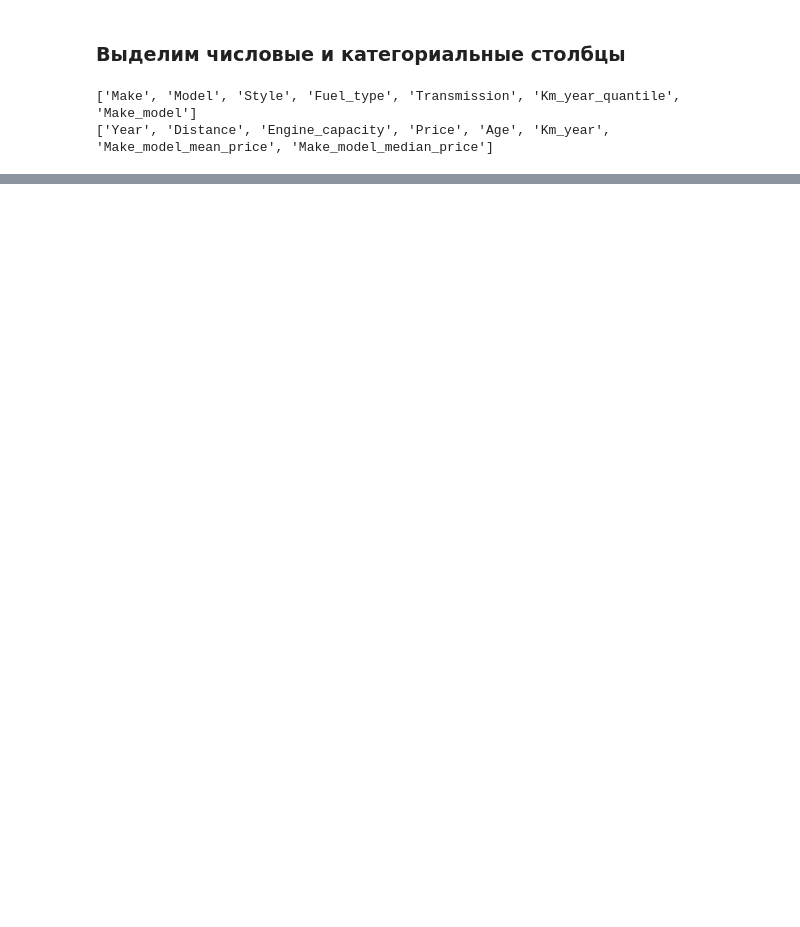
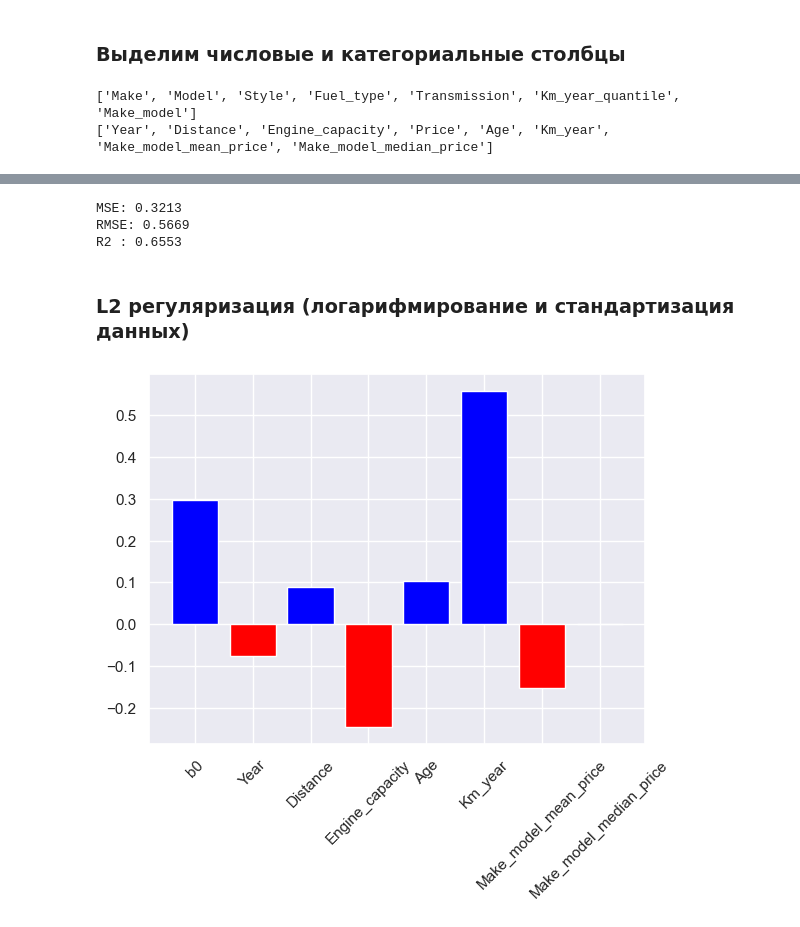
Before and after one commit to Losyash/mbml_hw, a Jupyter notebook: Math ML HW 2.ipynb, the cells around one changed output, grey strips where cells are left out. Cells and saved outputs as stored; diff of their text form; code cells hidden in the pictures; blank space fills up the shorter version.

```diff
--- a/Math ML HW 2.ipynb
+++ b/Math ML HW 2.ipynb
@@ -799 +848,10 @@ car_df_number.head(5)
+# %%
+car_df_number_log = car_df_number.copy()
+
+car_df_number_log[number_columns] = np.log(car_df_number_log[number_columns])
+
+x_mean = car_df_number_log[number_columns].mean()
+x_std = car_df_number_log[number_columns].std()
+
+car_df_number_log[number_columns] = (car_df_number_log[number_columns] - x_mean) / x_std
 # %% [markdown]
@@ -800,0 +951,29 @@ car_df_number.head(5)
+# %%
+print('MSE: %.4f' % mse(y_scale_test, y_scale_predict))
+print('RMSE: %.4f' % mse(y_scale_test, y_scale_predict, squared=False))
+print('R2 : %.4f' %  r2_score(y_scale_test, y_scale_predict))
+# %% [output]
+MSE: 0.3213
+RMSE: 0.5669
+R2 : 0.6553
+# %% [markdown]
+### L2 регуляризация (логарифмирование и стандартизация данных)
+# %%
+sclearn_ridge = Ridge(
+    alpha=200,
+    max_iter=10000
+)
+
+X_log_train, X_log_test, y_log_train, y_log_test = train_test_split(
+    X_log,
+    y_log_true,
+    test_size=0.3,
+    random_state=42
+)
+
+sclearn_ridge.fit(X_log_train, y_log_train)
+y_log_predict = sclearn_ridge.predict(X_log_test)
+# %%
+weights_vis(sclearn_ridge.intercept_, sclearn_ridge.coef_, car_df_number_norm.drop(columns=['Price']).columns)
+# %% [output]
+[figure, added]
```
Also changed, not shown: parts of 42 cells of this notebook.
